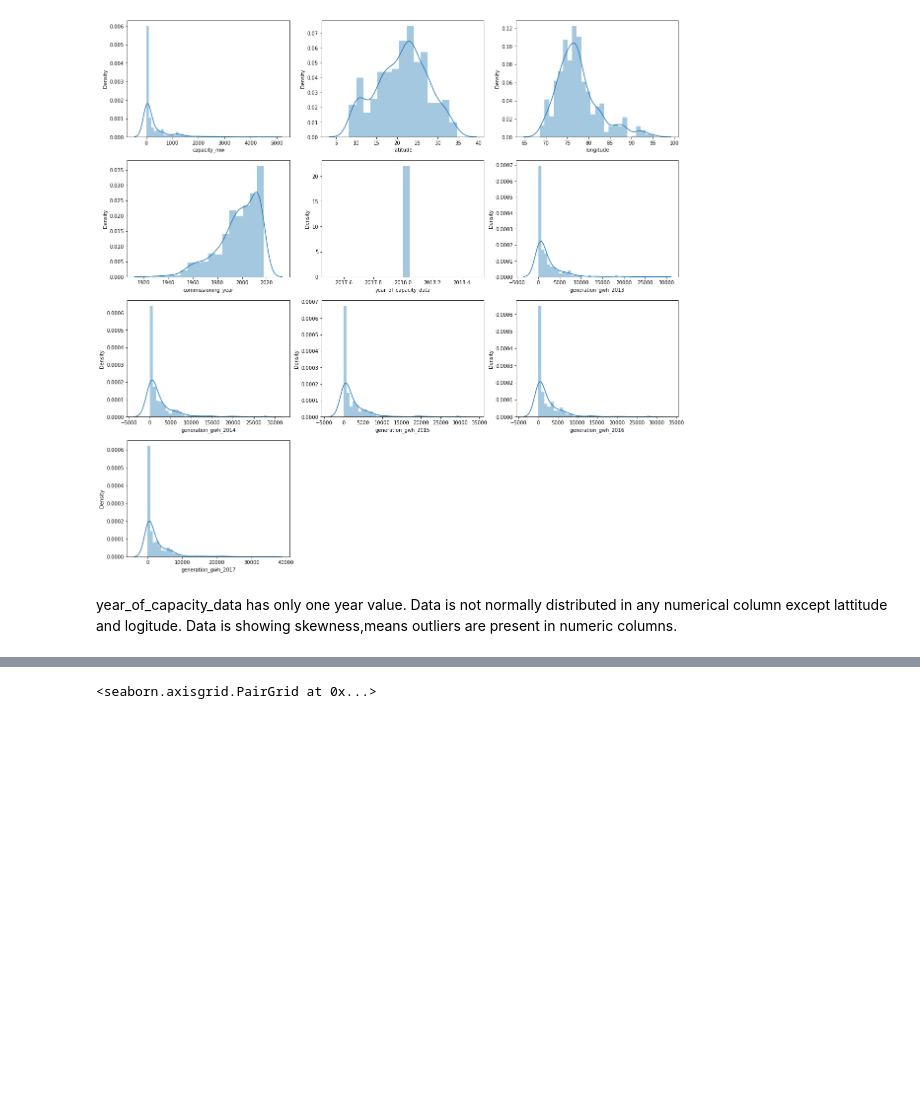
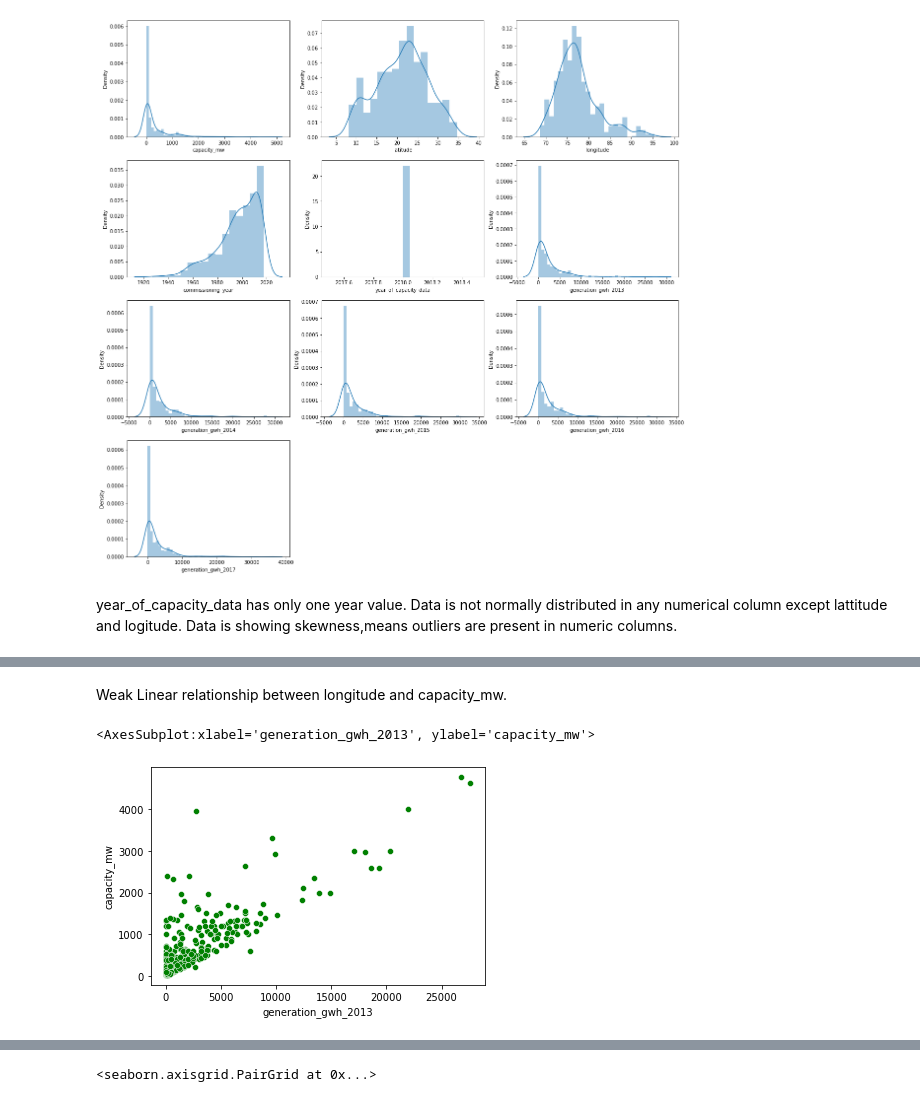
Before and after one commit to swatigithubprofile2021/Evaluation-Project, a Jupyter notebook: Global _Power_ Plant.ipynb, the cells around one changed output, grey strips where cells are left out. Drawn from its saved outputs; the diff is of its cells as text; code cells hidden in the pictures; blank space fills up the shorter version.

```diff
--- a/Global _Power_ Plant.ipynb
+++ b/Global _Power_ Plant.ipynb
@@ -245,0 +260,7 @@ Data is showing skewness,means outliers are present in numeric columns.
+# %% [markdown]
+Weak Linear relationship between longitude and capacity_mw.
+# %%
+sns.scatterplot(x = "generation_gwh_2013", y = "capacity_mw", data = df,color="g")
+# %% [output]
+<AxesSubplot:xlabel='generation_gwh_2013', ylabel='capacity_mw'>
+[figure, added]
```
Also changed, not shown: parts of 14 cells of this notebook.
